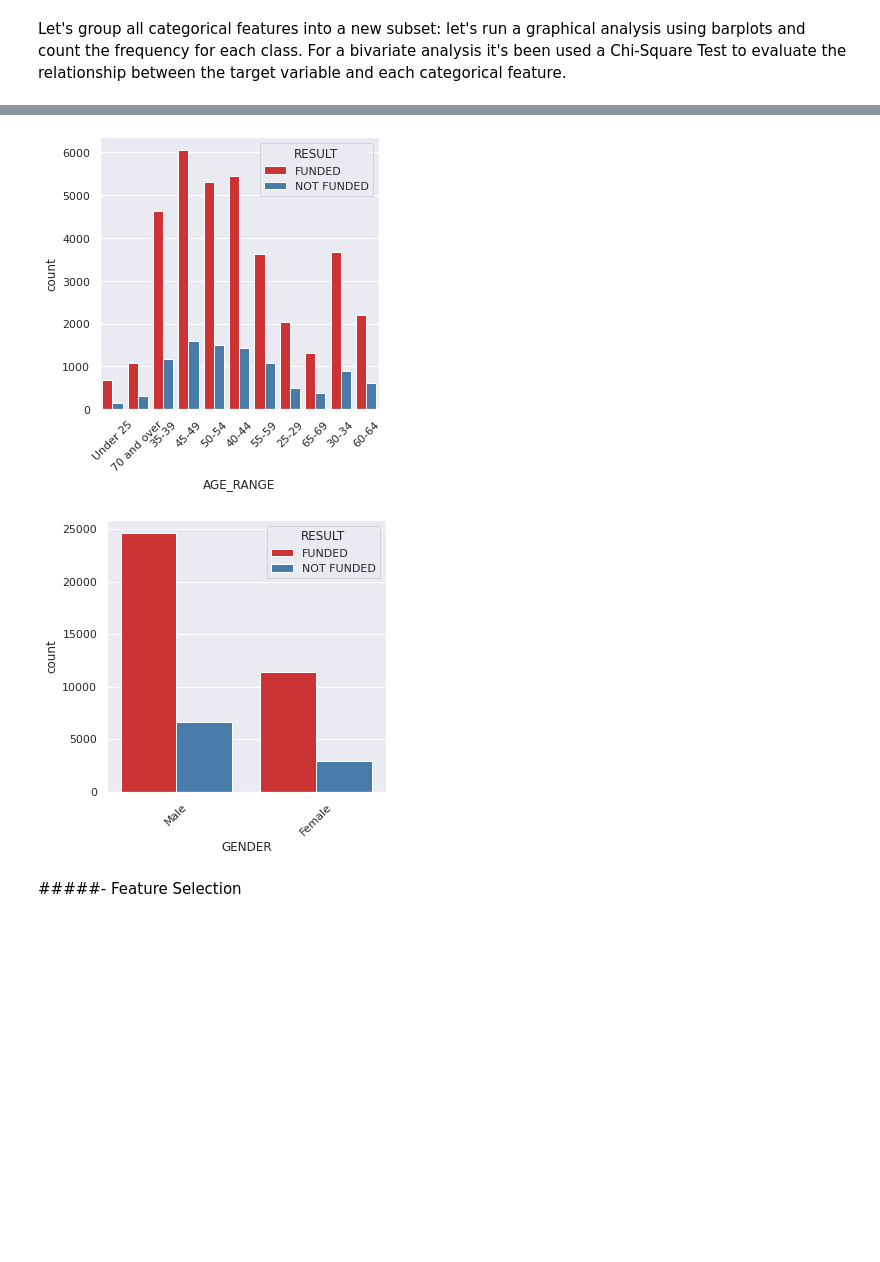
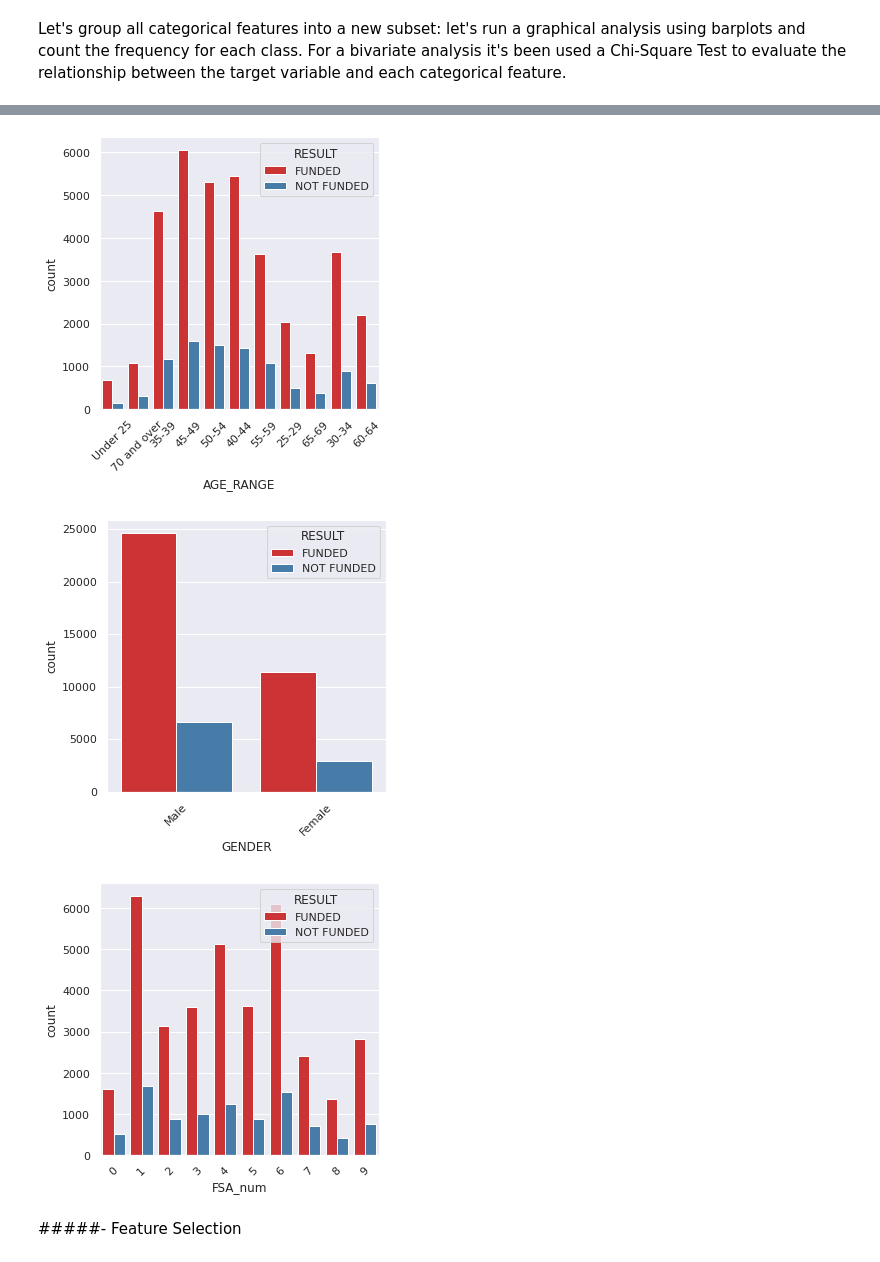
Before and after one commit to claudio1975/SDS2020, a Jupyter notebook: notebooks/workshop/3_An_Experimental_EDA_for_a_classification_task.ipynb, the cells around one changed output, grey strips where cells are left out. Cells and saved outputs as stored; diff of their text form; code cells hidden in the pictures; blank space fills up the shorter version.

```diff
--- a/notebooks/workshop/3_An_Experimental_EDA_for_a_classification_task.ipynb
+++ b/notebooks/workshop/3_An_Experimental_EDA_for_a_classification_task.ipynb
@@ -407,19 +425,20 @@ Male    31267   0.685049
 # %%
 # Bivariate analysis with barplots
 sns.set( rc = {'figure.figsize': (5, 5)})
-fcat = ['MORTGAGE_PURPOSE','PAYMENT_FREQUENCY','PROPERTY_TYPE','AGE_RANGE','GENDER']
+fcat = ['MORTGAGE_PURPOSE','PAYMENT_FREQUENCY','PROPERTY_TYPE','AGE_RANGE','GENDER','FSA_num']
 
 for col in fcat:
     plt.figure()
     sns.countplot(x=cat[col], hue=y, data=cat, palette="Set1")
     plt.xticks(rotation=45)
     plt.show()
 # %% [output]
 [figure]
 [figure]
 [figure]
 [figure]
 [figure]
+[figure, added]
 # %% [markdown]
 #####- Feature Selection
 # %% [markdown]
```
Also changed, not shown: parts of 20 cells of this notebook.
